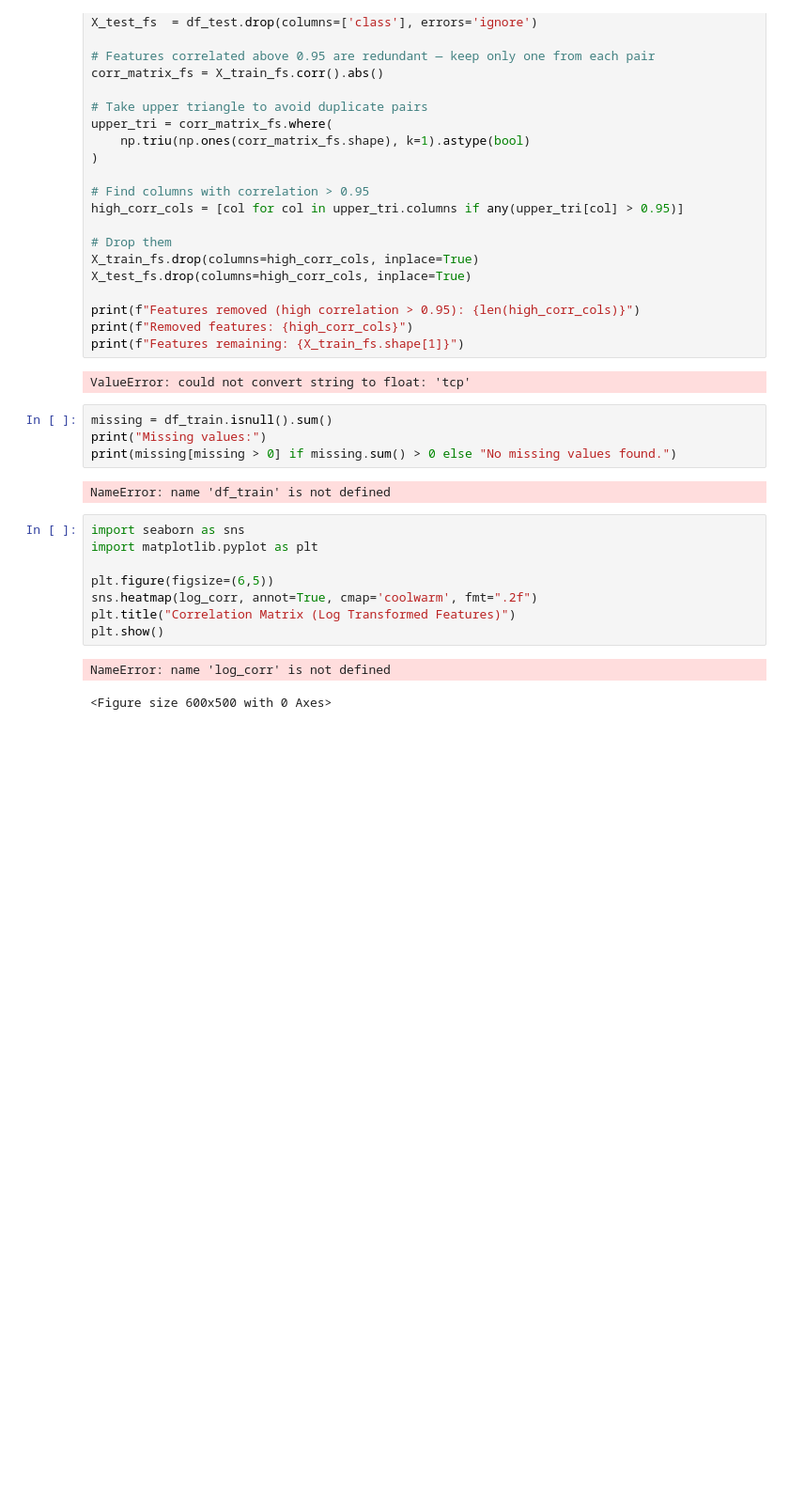
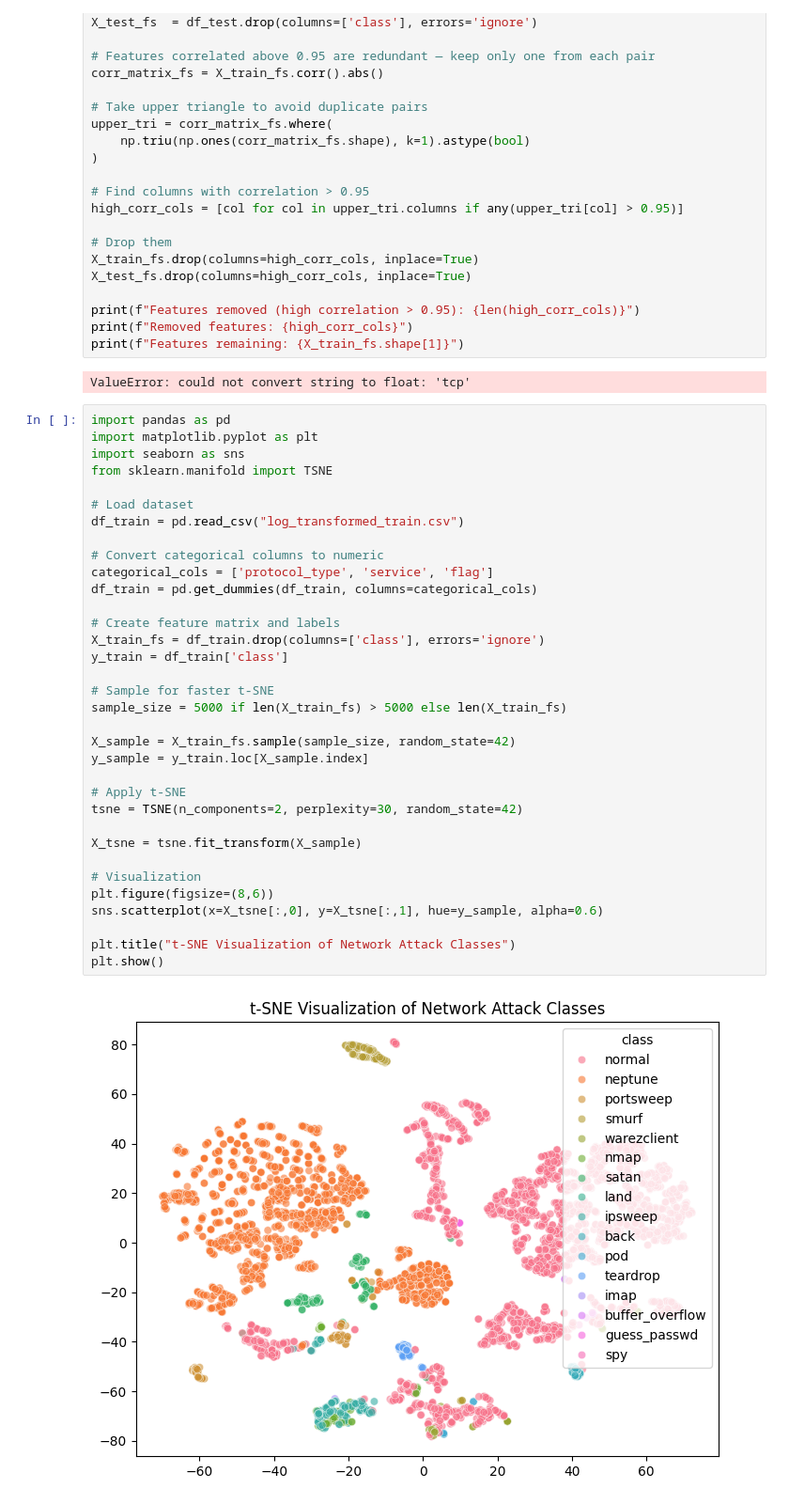
Before and after one commit to mailech/SentinelNet-AI-Powered-Network-Intrusion-Detection-System-, a Jupyter notebook: WorkForce.ipynb, the cells around one changed output. Shown at 94% size. Saved outputs shown, nothing was run; the diff lists cells and outputs as text; blank space fills up the shorter version.

```diff
--- a/WorkForce.ipynb
+++ b/WorkForce.ipynb
@@ -635,19 +635,38 @@ print(f"Features remaining: {X_train_fs.shape[1]}")
 # %% [output]
 ValueError: could not convert string to float: 'tcp'
 # %%
-missing = df_train.isnull().sum()
-print("Missing values:")
-print(missing[missing > 0] if missing.sum() > 0 else "No missing values found.")
+import pandas as pd
+import matplotlib.pyplot as plt
+import seaborn as sns
+from sklearn.manifold import TSNE
+
+# Load dataset
+df_train = pd.read_csv("log_transformed_train.csv")
+
+# Convert categorical columns to numeric
+categorical_cols = ['protocol_type', 'service', 'flag']
+df_train = pd.get_dummies(df_train, columns=categorical_cols)
+
+# Create feature matrix and labels
+X_train_fs = df_train.drop(columns=['class'], errors='ignore')
+y_train = df_train['class']
+
+# Sample for faster t-SNE
+sample_size = 5000 if len(X_train_fs) > 5000 else len(X_train_fs)
+
+X_sample = X_train_fs.sample(sample_size, random_state=42)
+y_sample = y_train.loc[X_sample.index]
+
+# Apply t-SNE
+tsne = TSNE(n_components=2, perplexity=30, random_state=42)
+
+X_tsne = tsne.fit_transform(X_sample)
+
+# Visualization
+plt.figure(figsize=(8,6))
+sns.scatterplot(x=X_tsne[:,0], y=X_tsne[:,1], hue=y_sample, alpha=0.6)
+
+plt.title("t-SNE Visualization of Network Attack Classes")
+plt.show()
 # %% [output]
-NameError: name 'df_train' is not defined
+[figure, added]
-# %%
-import seaborn as sns
-import matplotlib.pyplot as plt
-
-plt.figure(figsize=(6,5))
-sns.heatmap(log_corr, annot=True, cmap='coolwarm', fmt=".2f")
-plt.title("Correlation Matrix (Log Transformed Features)")
-plt.show()
-# %% [output]
-NameError: name 'log_corr' is not defined
-<Figure size 600x500 with 0 Axes>
```
Also changed, not shown: 1 other file.
